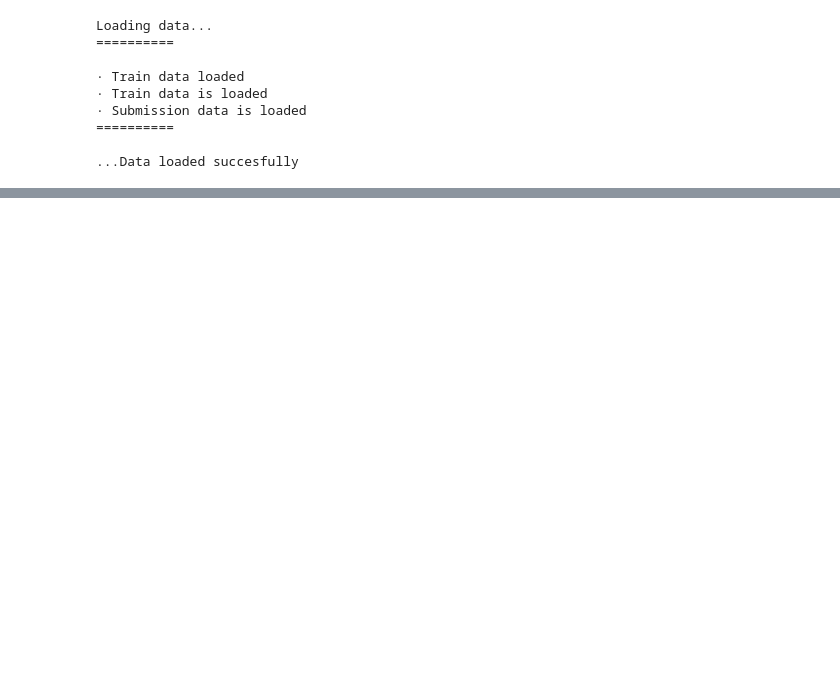
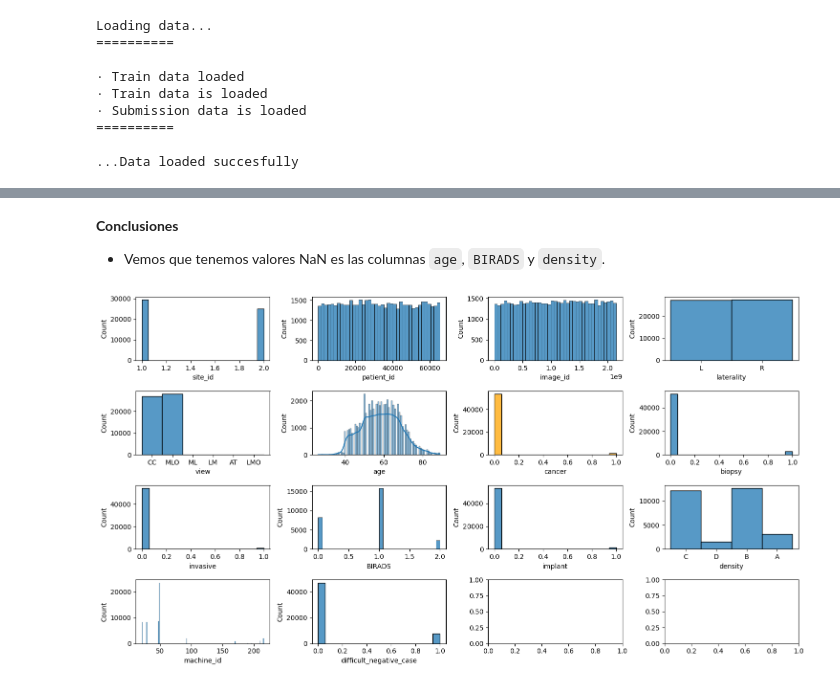
Before and after one commit to Fj-martinez33/RSNA-Breast-Cancer-Detection, a Jupyter notebook: src/explore.ipynb, the cells around one changed output, grey strips where cells are left out. Drawn from its saved outputs; the diff is of its cells as text; code cells hidden in the pictures; blank space fills up the shorter version.

Commit message:
graphics

```diff
--- a/src/explore.ipynb
+++ b/src/explore.ipynb
@@ -88,0 +104,28 @@ dataSub.head()
+# %% [markdown]
+**Conclusiones**
+
+- Vemos que tenemos valores NaN es las columnas `age`, `BIRADS` y `density`.
+# %%
+#Vamos a graficar los datos del dataframe para saber con los datos que estamos trabajando.
+
+fig, axis = plt.subplots(4,4, figsize=(15,8))
+
+sns.histplot(dataTrain, x=dataTrain["site_id"], ax=axis[0,0]) # Identifcador del centro donde se tomo la prueba.
+sns.histplot(dataTrain, x=dataTrain["patient_id"], ax=axis[0,1]) #Identificador del paciente.
+sns.histplot(dataTrain, x=dataTrain["image_id"], ax=axis[0,2]) #Image_ID es el identificador de la mamografia.
+sns.histplot(dataTrain, x=dataTrain["laterality"], ax=axis[0,3]) #Determina si es el seno derecho o izquierdo.
+sns.histplot(dataTrain, x=dataTrain["view"], ax=axis[1,0]) #Determina la vista de la mamografia.
+sns.histplot(dataTrain, x=dataTrain["age"], ax=axis[1,1],kde=True) #Edad de la paciente.
+sns.histplot(dataTrain, x=dataTrain["cancer"], ax=axis[1,2], color="orange") #TARGET. Determina si tiene o no cancer.
+sns.histplot(dataTrain, x=dataTrain["biopsy"], ax=axis[1,3]) #Deterima si se ha hecho biopsia o no.
+sns.histplot(dataTrain, x=dataTrain["invasive"], ax=axis[2,0]) #Determina si el cancer se ha propagado o no.
+sns.histplot(dataTrain, x=dataTrain["BIRADS"], ax=axis[2,1]) #BI-RADS determina la malignidad del cancer.
+sns.histplot(dataTrain, x=dataTrain["implant"], ax=axis[2,2]) #Determina si la paciente tiene o no implantes.
+sns.histplot(dataTrain, x=dataTrain["density"], ax=axis[2,3]) #Determina la densidad del tejido mamario.
+sns.histplot(dataTrain, x=dataTrain["machine_id"], ax=axis[3,0]) #Identificador de la maquina que hizo la mamografia.
+sns.histplot(dataTrain, x=dataTrain["difficult_negative_case"], ax=axis[3,1]) #Determina si la mamografia es dificil de interpretar.
+
+plt.tight_layout()
+plt.show()
+# %% [output]
+[figure, added]
```
Also changed, not shown: parts of 11 cells of this notebook.
